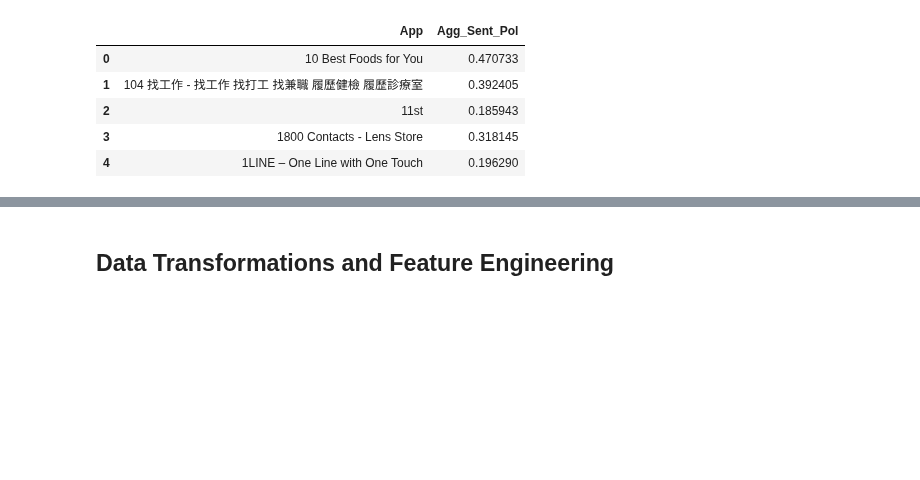
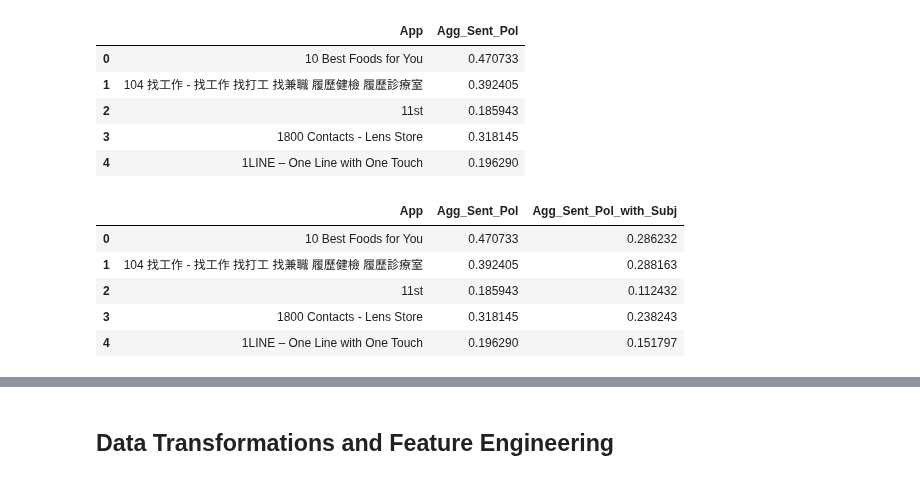
Before and after one commit to Logician724/play-store-analysis, a Jupyter notebook: notebook.ipynb, the cells around one changed output, grey strips where cells are left out. Saved outputs shown, nothing was run; the diff lists cells and outputs as text; code cells hidden in the pictures; blank space fills up the shorter version.

```diff
--- a/notebook.ipynb
+++ b/notebook.ipynb
@@ -1166,0 +1165,15 @@ new_features_df.head()
+# %%
+# Second feature
+user_reviews_df['product'] = user_reviews_df['Sentiment_Polarity'] * user_reviews_df['Sentiment_Subjectivity']
+
+new_features_df['Agg_Sent_Pol_with_Subj'] = user_reviews_df.groupby('App').agg(
+    {'product': 'mean'}
+)['product'].values
+new_features_df.head()
+# %% [output]
+|  | App | Agg_Sent_Pol | Agg_Sent_Pol_with_Subj |
+| 0 | 10 Best Foods for You | 0.470733 | 0.286232 |
+| 1 | 104 找工作 - 找工作 找打工 找兼職 履歷健檢 履歷診療室 | 0.392405 | 0.288163 |
+| 2 | 11st | 0.185943 | 0.112432 |
+| 3 | 1800 Contacts - Lens Store | 0.318145 | 0.238243 |
+| 4 | 1LINE – One Line with One Touch | 0.196290 | 0.151797 |
```
Also changed, not shown: parts of 11 cells of this notebook.
